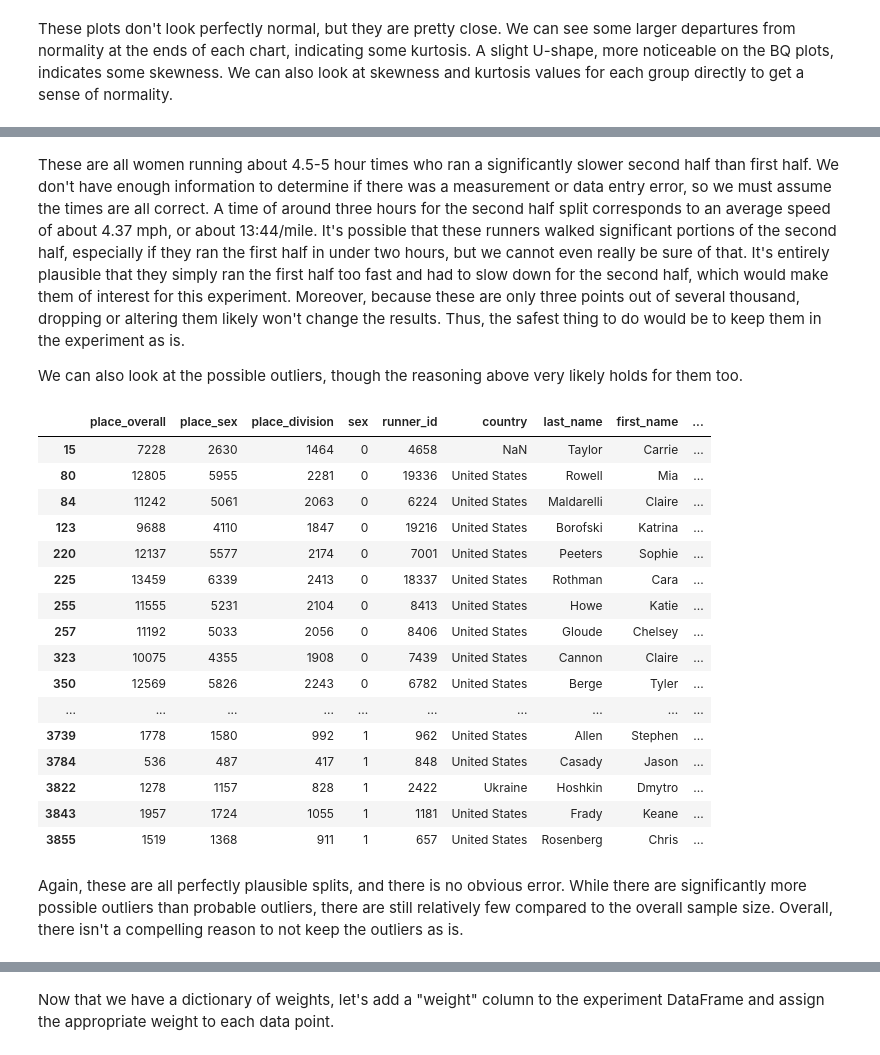
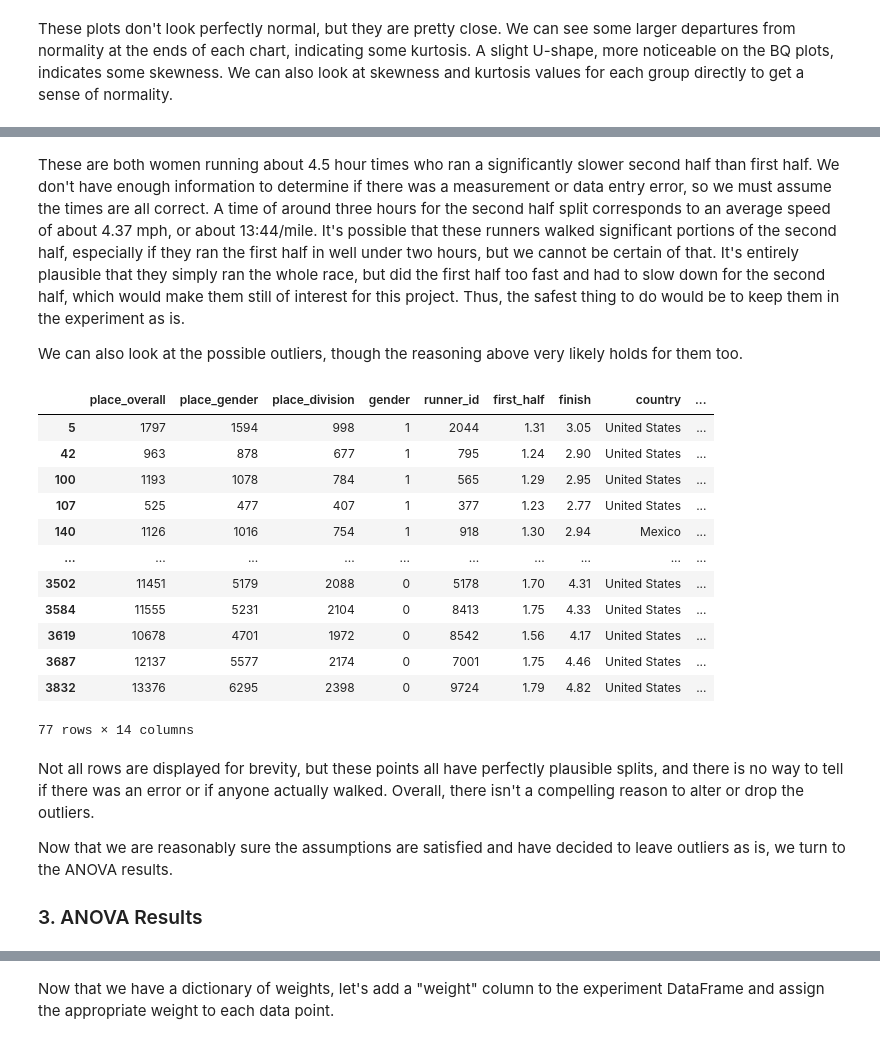
Before and after one commit to tommcd09/marathon-pace-strategy, a Jupyter notebook: ANOVA.ipynb, the cells around one changed output, grey strips where cells are left out. Saved outputs shown, nothing was run; the diff lists cells and outputs as text; code cells hidden in the pictures.

```diff
--- a/ANOVA.ipynb
+++ b/ANOVA.ipynb
@@ -177,37 +196,10 @@ While it isn't a formal assumption, we should consider whether any particular da
 # %%
-def tukey(df, col):
-    """Takes a DataFrame and variable of interest, returns the runner_id of probable and possible outliers."""
-    #Compute the IQR and inner and outer fences
-    q1 = df[col].quantile(0.25)
-    q3 = df[col].quantile(0.75)
-    iqr = q3 - q1
-    inner_fence = 1.5 * iqr
-    outer_fence = 3 * iqr
-
-    #Compute inner fence lower and upper ends
-    inner_fence_lower = q1 - inner_fence
-    inner_fence_upper = q3 + inner_fence
-
-    #Compute outer fence lower and upper ends
-    outer_fence_lower = q1 - outer_fence
-    outer_fence_upper = q3 + outer_fence
-
-    #If value is an outlier, append the runner_id to the appropriate outlier list
-    outliers_prob = []
-    outliers_poss = []
-    for index, x in enumerate(df[col]):
-        if x <= outer_fence_lower or x >= outer_fence_upper:
-            outliers_prob.append(df.iloc[index]['runner_id'])
-        elif x <= inner_fence_lower or x >= inner_fence_upper:
-            outliers_poss.append(df.iloc[index]['runner_id'])
-    return outliers_prob, outliers_poss
-
 #For each experiment group, run the Tukey function and put the results in a dictionary
-outlier_dict = {group: tukey(boston_exp[boston_exp['group'] == group], 'split_diff')
+outlier_dict = {group: af.tukey(boston_exp[boston_exp['group'] == group], 'split_diff', 'runner_id')
                 for group in boston_exp['group'].unique()}
 
 #Print the possible and probable outliers for each group
 for key in outlier_dict:
-    print(key + ' probable outliers: {}'.format(outlier_dict[key][0]))
-    print(key + ' possible outliers: {}'.format(outlier_dict[key][1]))
+    print(key + f' probable outliers: {outlier_dict[key][0]}')
+    print(key + f' possible outliers: {outlier_dict[key][1]}')
 # %% [output]
@@ -232,32 +225,23 @@ prob_outliers
 # %% [markdown]
-These are all women running about 4.5-5 hour times who ran a significantly slower second half than first half. We don't have enough information to determine if there was a measurement or data entry error, so we must assume the times are all correct. A time of around three hours for the second half split corresponds to an average speed of about 4.37 mph, or about 13:44/mile. It's possible that these runners walked significant portions of the second half, especially if they ran the first half in under two hours, but we cannot even really be sure of that. It's entirely plausible that they simply ran the first half too fast and had to slow down for the second half, which would make them of interest for this experiment. Moreover, because these are only three points out of several thousand, dropping or altering them likely won't change the results. Thus, the safest thing to do would be to keep them in the experiment as is.
+These are both women running about 4.5 hour times who ran a significantly slower second half than first half. We don't have enough information to determine if there was a measurement or data entry error, so we must assume the times are all correct. A time of around three hours for the second half split corresponds to an average speed of about 4.37 mph, or about 13:44/mile. It's possible that these runners walked significant portions of the second half, especially if they ran the first half in well under two hours, but we cannot be certain of that. It's entirely plausible that they simply ran the whole race, but did the first half too fast and had to slow down for the second half, which would make them still of interest for this project. Thus, the safest thing to do would be to keep them in the experiment as is.
 
 We can also look at the possible outliers, though the reasoning above very likely holds for them too.
 # %%
-poss_list = outlier_dict['Women No BQ'][1] + outlier_dict['Women BQ'][1] \
-+ outlier_dict['Men No BQ'][1] + outlier_dict['Men BQ'][1]
-
+poss_list = outlier_dict['no_bq_women'][1] + outlier_dict['bq_women'][1]\
+            + outlier_dict['no_bq_men'][1] + outlier_dict['bq_men'][1]
 poss_outliers = boston_exp[boston_exp['runner_id'].isin(poss_list)]
-
-#Display all rows instead of truncated list
-pd.options.display.max_rows = None
-
 poss_outliers
 # %% [output]
-|  | place_overall | place_sex | place_division | sex | runner_id | country | last_name | first_name | ... |
-| 15 | 7228 | 2630 | 1464 | 0 | 4658 | NaN | Taylor | Carrie | ... |
-| 80 | 12805 | 5955 | 2281 | 0 | 19336 | United States | Rowell | Mia | ... |
-| 84 | 11242 | 5061 | 2063 | 0 | 6224 | United States | Maldarelli | Claire | ... |
-| 123 | 9688 | 4110 | 1847 | 0 | 19216 | United States | Borofski | Katrina | ... |
-| 220 | 12137 | 5577 | 2174 | 0 | 7001 | United States | Peeters | Sophie | ... |
-| 225 | 13459 | 6339 | 2413 | 0 | 18337 | United States | Rothman | Cara | ... |
-| 255 | 11555 | 5231 | 2104 | 0 | 8413 | United States | Howe | Katie | ... |
-| 257 | 11192 | 5033 | 2056 | 0 | 8406 | United States | Gloude | Chelsey | ... |
-| 323 | 10075 | 4355 | 1908 | 0 | 7439 | United States | Cannon | Claire | ... |
-| 350 | 12569 | 5826 | 2243 | 0 | 6782 | United States | Berge | Tyler | ... |
+|  | place_overall | place_gender | place_division | gender | runner_id | first_half | finish | country | ... |
+| 5 | 1797 | 1594 | 998 | 1 | 2044 | 1.31 | 3.05 | United States | ... |
+| 42 | 963 | 878 | 677 | 1 | 795 | 1.24 | 2.90 | United States | ... |
+| 100 | 1193 | 1078 | 784 | 1 | 565 | 1.29 | 2.95 | United States | ... |
+| 107 | 525 | 477 | 407 | 1 | 377 | 1.23 | 2.77 | United States | ... |
+| 140 | 1126 | 1016 | 754 | 1 | 918 | 1.30 | 2.94 | Mexico | ... |
 | ... | ... | ... | ... | ... | ... | ... | ... | ... | ... |
-| 3739 | 1778 | 1580 | 992 | 1 | 962 | United States | Allen | Stephen | ... |
-| 3784 | 536 | 487 | 417 | 1 | 848 | United States | Casady | Jason | ... |
-| 3822 | 1278 | 1157 | 828 | 1 | 2422 | Ukraine | Hoshkin | Dmytro | ... |
-| 3843 | 1957 | 1724 | 1055 | 1 | 1181 | United States | Frady | Keane | ... |
-| 3855 | 1519 | 1368 | 911 | 1 | 657 | United States | Rosenberg | Chris | ... |
+| 3502 | 11451 | 5179 | 2088 | 0 | 5178 | 1.70 | 4.31 | United States | ... |
+| 3584 | 11555 | 5231 | 2104 | 0 | 8413 | 1.75 | 4.33 | United States | ... |
+| 3619 | 10678 | 4701 | 1972 | 0 | 8542 | 1.56 | 4.17 | United States | ... |
+| 3687 | 12137 | 5577 | 2174 | 0 | 7001 | 1.75 | 4.46 | United States | ... |
+| 3832 | 13376 | 6295 | 2398 | 0 | 9724 | 1.79 | 4.82 | United States | ... |
+77 rows × 14 columns
@@ -267,2 +248,6 @@ pd.options.display.max_rows = 10
 # %% [markdown]
-Again, these are all perfectly plausible splits, and there is no obvious error. While there are significantly more possible outliers than probable outliers, there are still relatively few compared to the overall sample size. Overall, there isn't a compelling reason to not keep the outliers as is.
+Not all rows are displayed for brevity, but these points all have perfectly plausible splits, and there is no way to tell if there was an error or if anyone actually walked. Overall, there isn't a compelling reason to alter or drop the outliers.
+
+Now that we are reasonably sure the assumptions are satisfied and have decided to leave outliers as is, we turn to the ANOVA results.
+
+### 3. ANOVA Results
```
Also changed, not shown: parts of 56 cells of this notebook, 19 other files.
